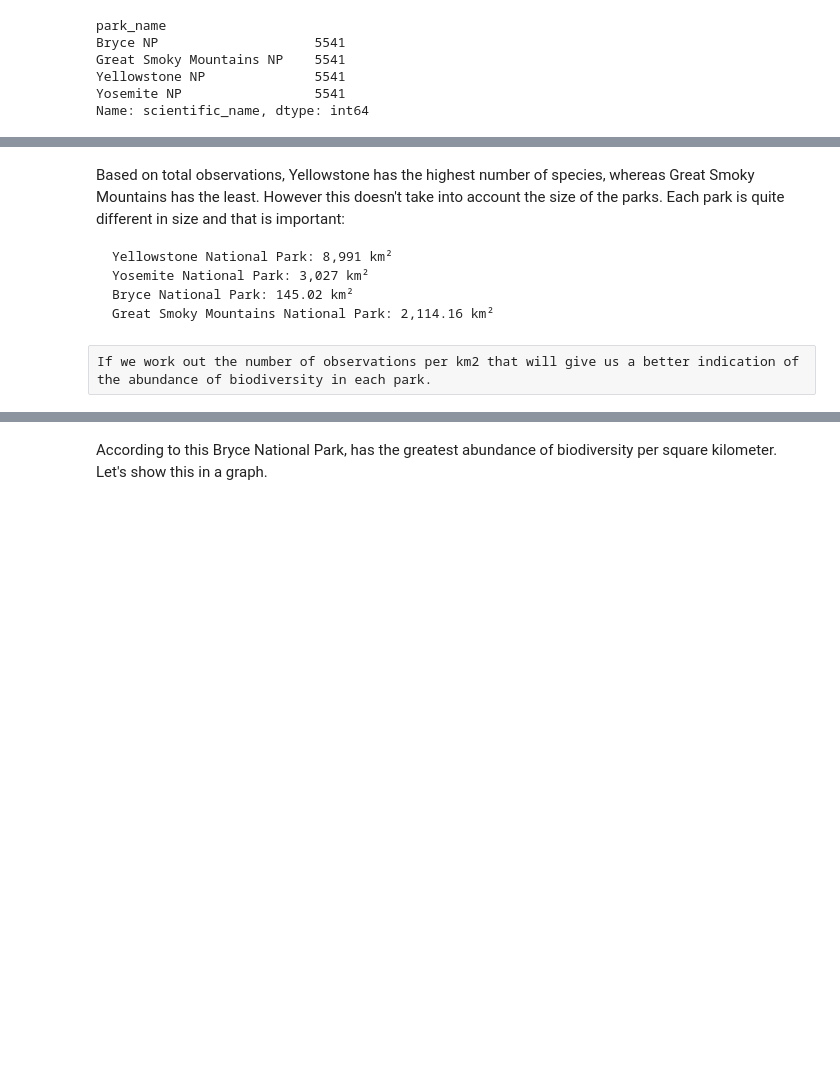
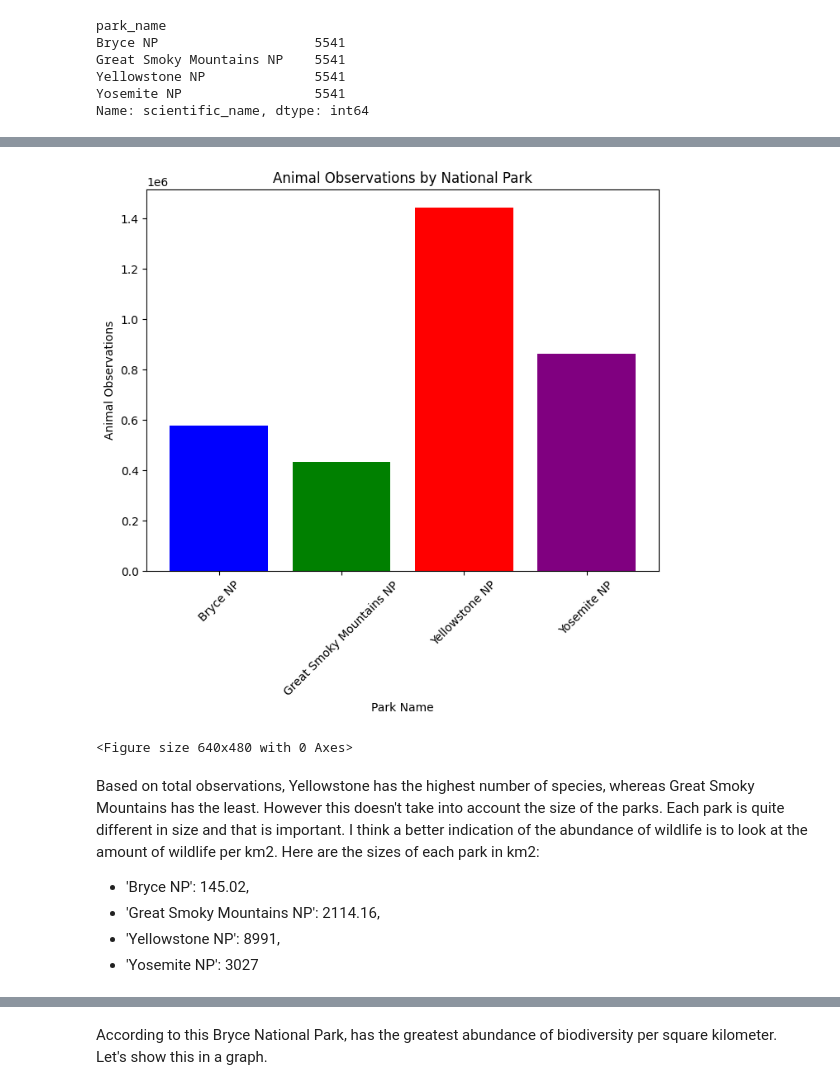
Before and after one commit to tdubbs001/biodiversity-project, a Jupyter notebook: biodiversity.ipynb, the cells around one changed output, grey strips where cells are left out. Cells and saved outputs as stored; diff of their text form; code cells hidden in the pictures; blank space fills up the shorter version.

```diff
--- a/biodiversity.ipynb
+++ b/biodiversity.ipynb
@@ -117,10 +148,19 @@ Yosemite NP                  862836
 Name: observations, dtype: int64
+# %%
+plt.figure(figsize=(8,6))
+plt.bar(observation_totals.index, observation_totals.values, color=['blue','green','red','purple'])
+plt.xlabel('Park Name')
+plt.ylabel('Animal Observations')
+plt.title('Animal Observations by National Park')
+plt.xticks(rotation=45)
+plt.show()
+plt.clf()
+# %% [output]
+[figure, added]
+<Figure size 640x480 with 0 Axes>
 # %% [markdown]
-Based on total observations, Yellowstone has the highest number of species, whereas Great Smoky Mountains has the least. However this doesn't take into account the size of the parks. Each park is quite different in size and that is important:
-
-    Yellowstone National Park: 8,991 km²
-    Yosemite National Park: 3,027 km²
-    Bryce National Park: 145.02 km²
-    Great Smoky Mountains National Park: 2,114.16 km²
+Based on total observations, Yellowstone has the highest number of species, whereas Great Smoky Mountains has the least. However this doesn't take into account the size of the parks. Each park is quite different in size and that is important. I think a better indication of the abundance of wildlife is to look at the amount of wildlife per km2. Here are the sizes of each park in km2:
+- 'Bryce NP': 145.02,
+- 'Great Smoky Mountains NP': 2114.16,
+- 'Yellowstone NP': 8991,
+- 'Yosemite NP': 3027
-# %% [raw]
-If we work out the number of observations per km2 that will give us a better indication of the abundance of biodiversity in each park.
```
Also changed, not shown: parts of 56 cells of this notebook.
